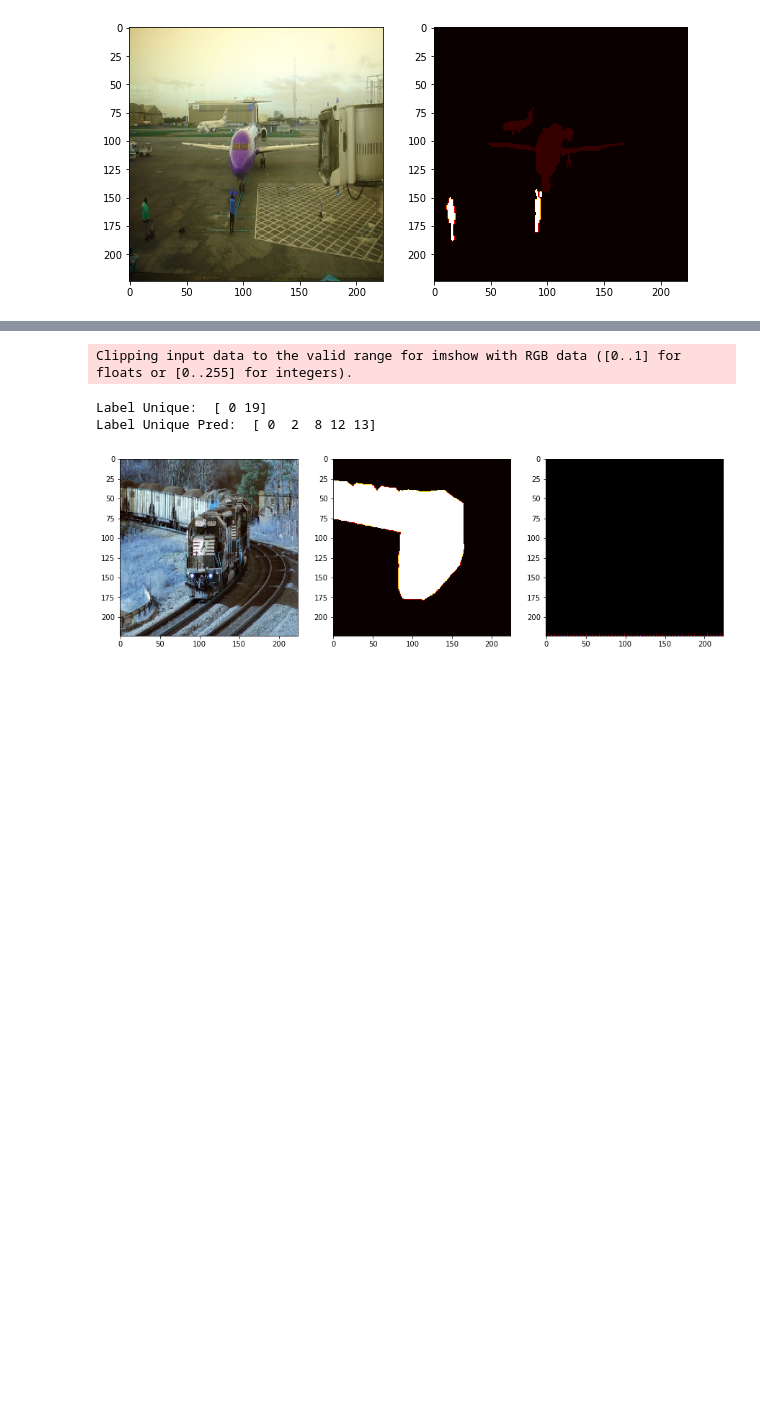
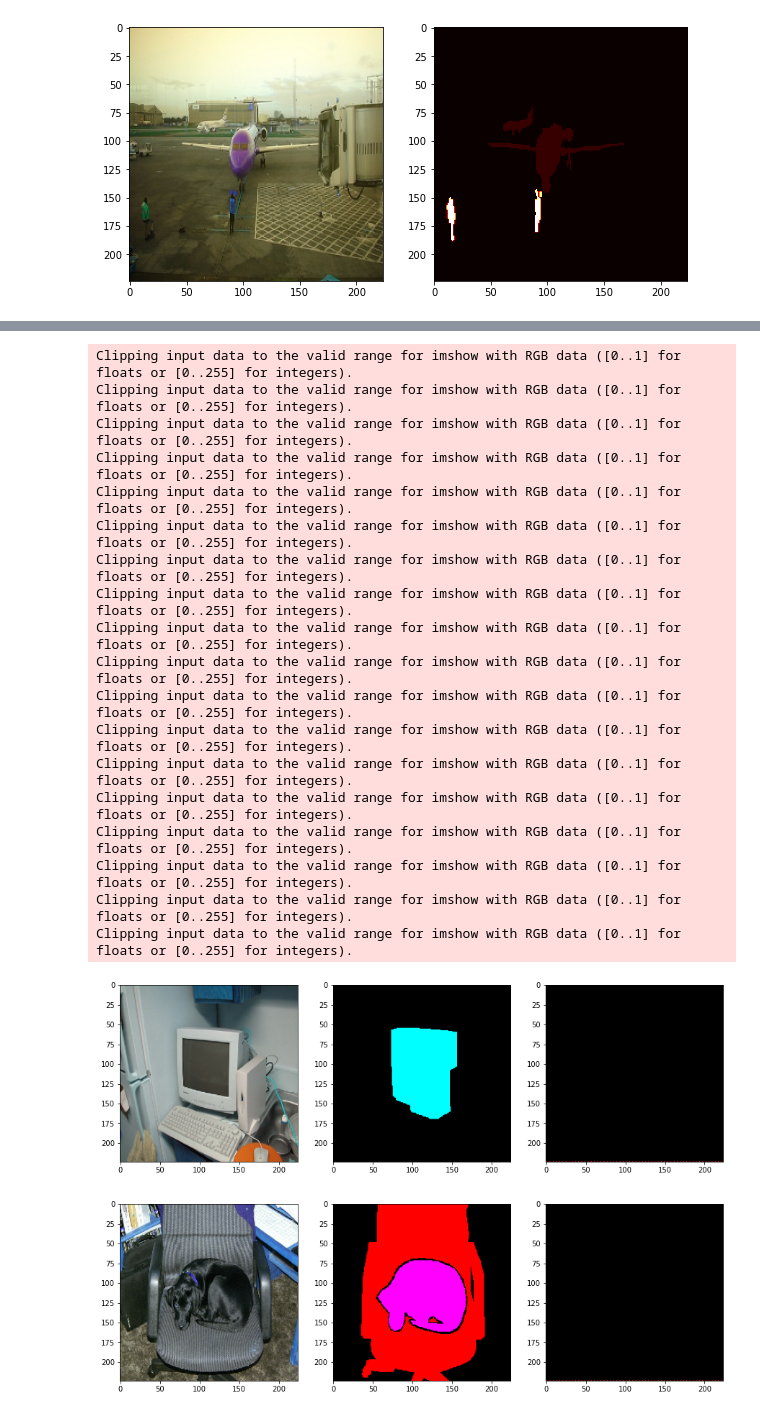
Before and after one commit to kadanes/VOC-Semantic-Segmentation, a Jupyter notebook: main.ipynb, the cells around one changed output, grey strips where cells are left out. Cells and saved outputs as stored; diff of their text form; code cells hidden in the pictures; blank space fills up the shorter version.

Commit message:
updated train code and visualization

```diff
--- a/main.ipynb
+++ b/main.ipynb
@@ -63,14 +63,19 @@ Unique classes:  [ 0  1  2  3  4  5  6  7  8  9 10 11 12 13 14 15 16 17 18 19 20
 [figure]
 # %%
 # Naive model training
+trainModel = False
 
-# naive = Naive()
-# criterion = getCrossEntropyLoss()
-# train(naive, voc2012, criterion, num_epochs=1, batch_size=64, learning_rate=1e-3, weight_decay=1e-5)
-
-# model = Naive()
-naive = torch.load("./model/naive.pt")
-naive.eval()
+if trainModel:
+    naive = Naive()
+    train(naive, voc2012, model_name="naive", num_epochs=1, batch_size=64, learning_rate=1e-3, weight_decay=1e-5)
+else:
+    model = Naive()
+    if torch.cuda.is_available():
+        naive = torch.load("./model/naive_ce.pt")
+    else:
+        naive = torch.load("./model/naive_ce.pt", map_location=torch.device('cpu'))
+    naive.eval()
+    print(naive)
 # %% [output]
 Naive(
   (encoder): Sequential(
@@ -93,11 +98,27 @@ Naive(
   )
 )
 # %%
-ind = 1
+ind = range(1,10)
 
-visualizePrediction(naive, voc2012.train_images[10], voc2012.train_labels[10])
+visualizePrediction(naive, voc2012.train_images[ind], voc2012.train_labels[ind])
 # %% [output]
 Clipping input data to the valid range for imshow with RGB data ([0..1] for floats or [0..255] for integers).
+Clipping input data to the valid range for imshow with RGB data ([0..1] for floats or [0..255] for integers).
+Clipping input data to the valid range for imshow with RGB data ([0..1] for floats or [0..255] for integers).
+Clipping input data to the valid range for imshow with RGB data ([0..1] for floats or [0..255] for integers).
+Clipping input data to the valid range for imshow with RGB data ([0..1] for floats or [0..255] for integers).
+Clipping input data to the valid range for imshow with RGB data ([0..1] for floats or [0..255] for integers).
+Clipping input data to the valid range for imshow with RGB data ([0..1] for floats or [0..255] for integers).
+Clipping input data to the valid range for imshow with RGB data ([0..1] for floats or [0..255] for integers).
+Clipping input data to the valid range for imshow with RGB data ([0..1] for floats or [0..255] for integers).
+Clipping input data to the valid range for imshow with RGB data ([0..1] for floats or [0..255] for integers).
+Clipping input data to the valid range for imshow with RGB data ([0..1] for floats or [0..255] for integers).
+Clipping input data to the valid range for imshow with RGB data ([0..1] for floats or [0..255] for integers).
+Clipping input data to the valid range for imshow with RGB data ([0..1] for floats or [0..255] for integers).
+Clipping input data to the valid range for imshow with RGB data ([0..1] for floats or [0..255] for integers).
+Clipping input data to the valid range for imshow with RGB data ([0..1] for floats or [0..255] for integers).
+Clipping input data to the valid range for imshow with RGB data ([0..1] for floats or [0..255] for integers).
+Clipping input data to the valid range for imshow with RGB data ([0..1] for floats or [0..255] for integers).
+Clipping input data to the valid range for imshow with RGB data ([0..1] for floats or [0..255] for integers).
-Label Unique:  [ 0 19]
-Label Unique Pred:  [ 0  2  8 12 13]
-[figure, old version]
+[figure, new version]
+[figure, added]
```
Also changed, not shown: parts of 2 cells of this notebook, 4 other files.
